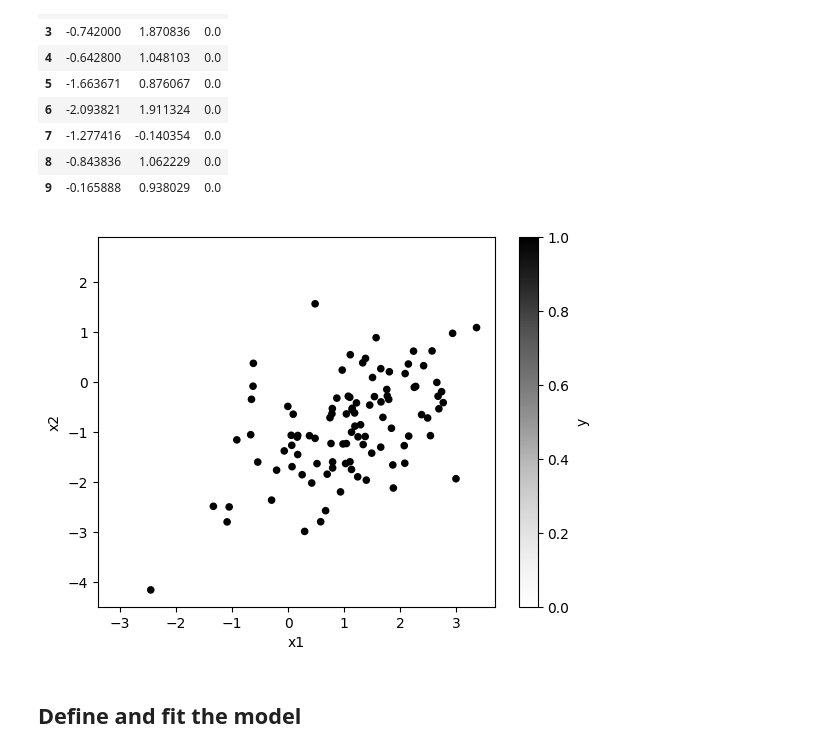
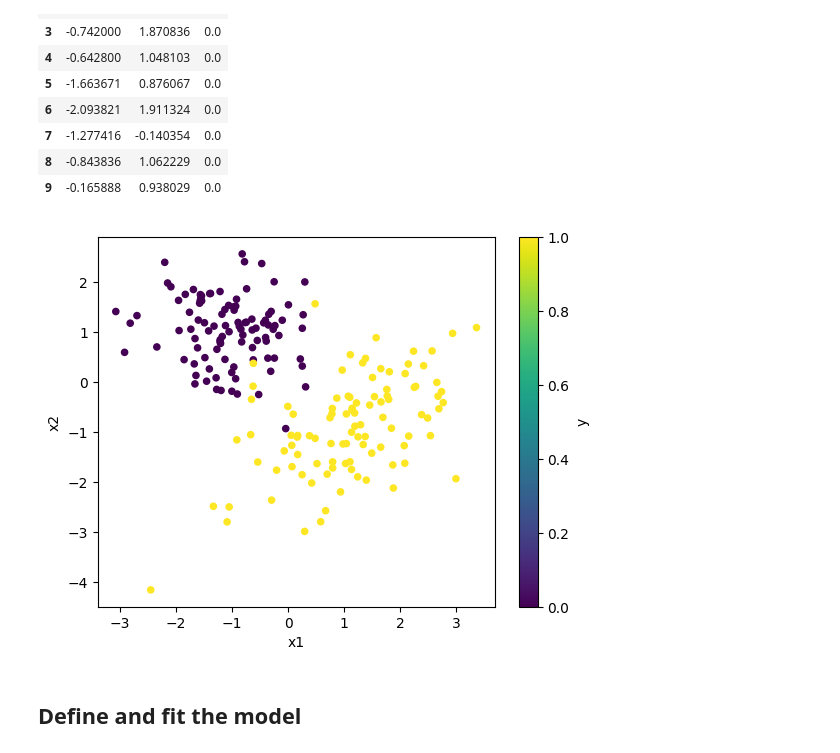
Before and after one commit to jakobudovic/BaML, a Jupyter notebook: 03T/T03-E1-solution.ipynb, the cells around one changed output. Drawn from its saved outputs; the diff is of its cells as text; code cells hidden in the pictures.

```diff
--- a/03T/T03-E1-solution.ipynb
+++ b/03T/T03-E1-solution.ipynb
@@ -26,9 +26,9 @@ data.head(10)
 | 8 | -0.843836 | 1.062229 | 0.0 |
 | 9 | -0.165888 | 0.938029 | 0.0 |
 # %%
-data.plot.scatter(x="x1", y="x2", c="y");
+data.plot.scatter(x="x1", y="x2", c="y", colormap='viridis');
 # %% [output]
-[figure, old version]
+[figure, new version]
 # %% [markdown]
 ## Define and fit the model
 # %%
```
Also changed, not shown: parts of 1 cell of this notebook, 1 other file.
